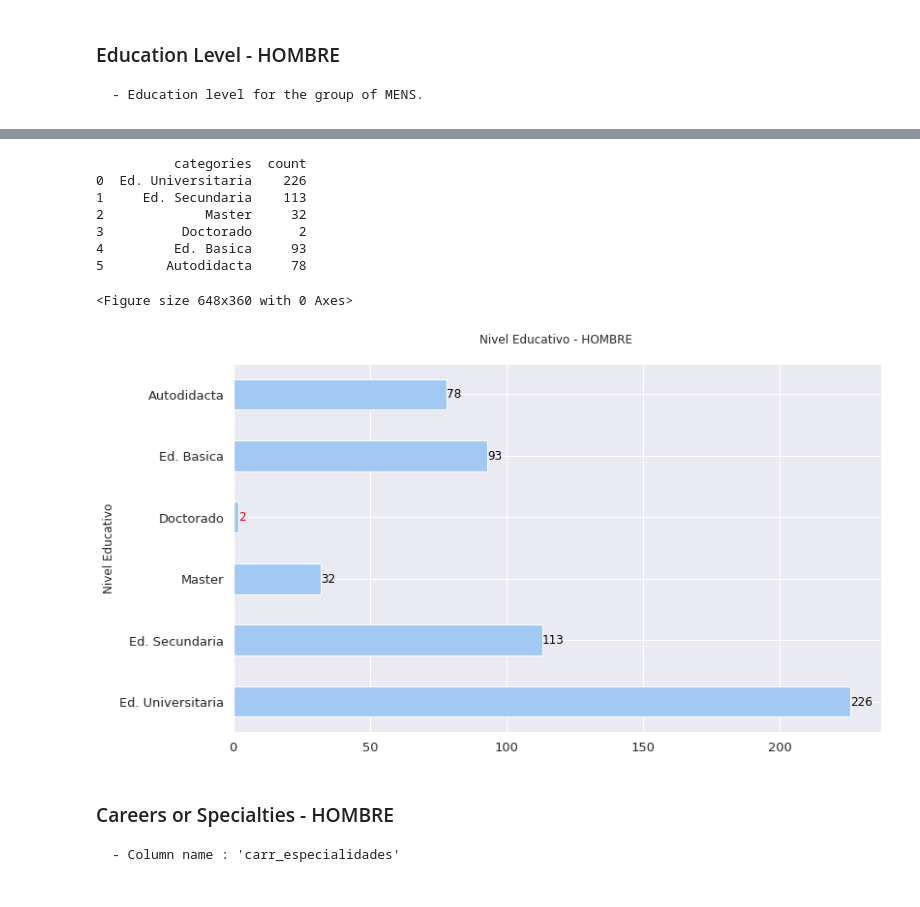
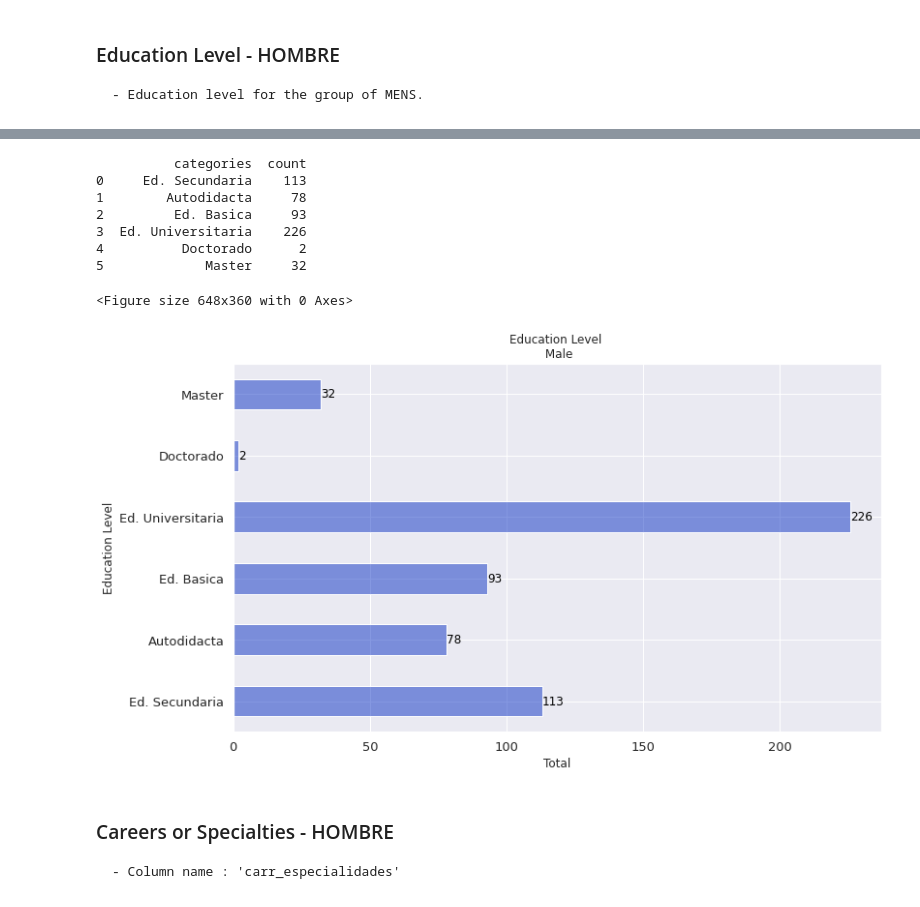
Before and after one commit to TorrezMN/Data_Science, a Jupyter notebook: Enc_Devs_Py/Notebooks/Education.ipynb, the cells around one changed output, grey strips where cells are left out. Drawn from its saved outputs; the diff is of its cells as text; code cells hidden in the pictures.

```diff
--- a/Enc_Devs_Py/Notebooks/Education.ipynb
+++ b/Enc_Devs_Py/Notebooks/Education.ipynb
@@ -99,9 +88,9 @@ print("\n" * 4)
 
 carr_esp_plot = carr_esp_df.plot(
     kind="barh",
-    title="Carreras y/o especialidades.",
-    xlabel="Nivel Educativo",
+    title="Careers and/or Specialties.",
     legend=False,
+    color=get_color('fasdf','light'),
 )
 
 carr_esp_uniques = get_column_uniques(df, "carr_especialidades")
@@ -114,6 +103,13 @@ carr_esp_plot.set_yticklabels(
     minor=False,
 )
 
+
+carr_esp_plot.set_xlabel("Total")
+carr_esp_plot.set_ylabel("Carrers / Specialties")
+
+
+
+
 cat_values = [i for i in carr_esp_df.conteo.value_counts().keys()]
 
 
@@ -154,7 +150,18 @@ fig = plt.figure(figsize=(9, 5))
 ax1 = plt.subplot(111)
 # Plot
 exp_df = df["imp_ed_formal"].value_counts()
-exp_plot = exp_df.plot(kind="barh", title=f"Importancia de la educacion formal.\n")
+exp_plot = exp_df.plot(
+    kind="barh",
+    title=f"Importance of formal education.\n",
+    color=get_color('Mafasdfadle','light'),
+)
+
+
+exp_plot.set_xlabel("Total")
+exp_plot.set_ylabel("Importance Level")
+
+
+
 
 # Plot annotations.
 for k, v in enumerate(df["imp_ed_formal"].value_counts().values):
@@ -208,38 +215,44 @@ ed_uniques = get_column_uniques(df, "educacion")
 # %%
 # Making a plot for this 'relation'.
 fig = plt.figure(figsize=(9, 5))
 # Plot
 ed_hombres_df = make_df(gen.get_group("HOMBRE"), "educacion", "categories", "count")
 ed_hombres_plot = ed_hombres_df.plot(
     kind="barh",
-    title="Nivel Educativo - HOMBRE \n",
-    xlabel="Nivel Educativo",
+    title="Education Level \n Male",
     fontsize=13,
     legend=False,
+    color=get_color('Male','light'),
 )
 
 print(ed_hombres_df)
 ed_hombres_plot.set_yticklabels([v for k, v in enumerate(ed_uniques)])
 
+
+ed_hombres_plot.set_xlabel("Total")
+ed_hombres_plot.set_ylabel("Education Level")
+
+
+
 # Plot annotations.
 for k, v in enumerate(ed_hombres_df["count"]):
     if v < 10:
         # if count its less than 10, value will be painted in 'red'.
-        ed_hombres_plot.annotate(v, (v, k), va="center", color="red")
+        ed_hombres_plot.annotate(v, (v, k), va="center", color="black")
     else:
         # if count its greather than 10, value will be painted in 'blue'.
         ed_hombres_plot.annotate(v, (v, k), va="center", color="black")
 plt.show()
 # %% [output]
           categories  count
-0  Ed. Universitaria    226
-1     Ed. Secundaria    113
-2             Master     32
-3          Doctorado      2
-4         Ed. Basica     93
-5        Autodidacta     78
+0     Ed. Secundaria    113
+1        Autodidacta     78
+2         Ed. Basica     93
+3  Ed. Universitaria    226
+4          Doctorado      2
+5             Master     32
 <Figure size 648x360 with 0 Axes>
-[figure, old version]
+[figure, new version]
 # %% [markdown]
 ### Careers or Specialties - HOMBRE
 
```
Also changed, not shown: parts of 16 cells of this notebook, 2 other files.
